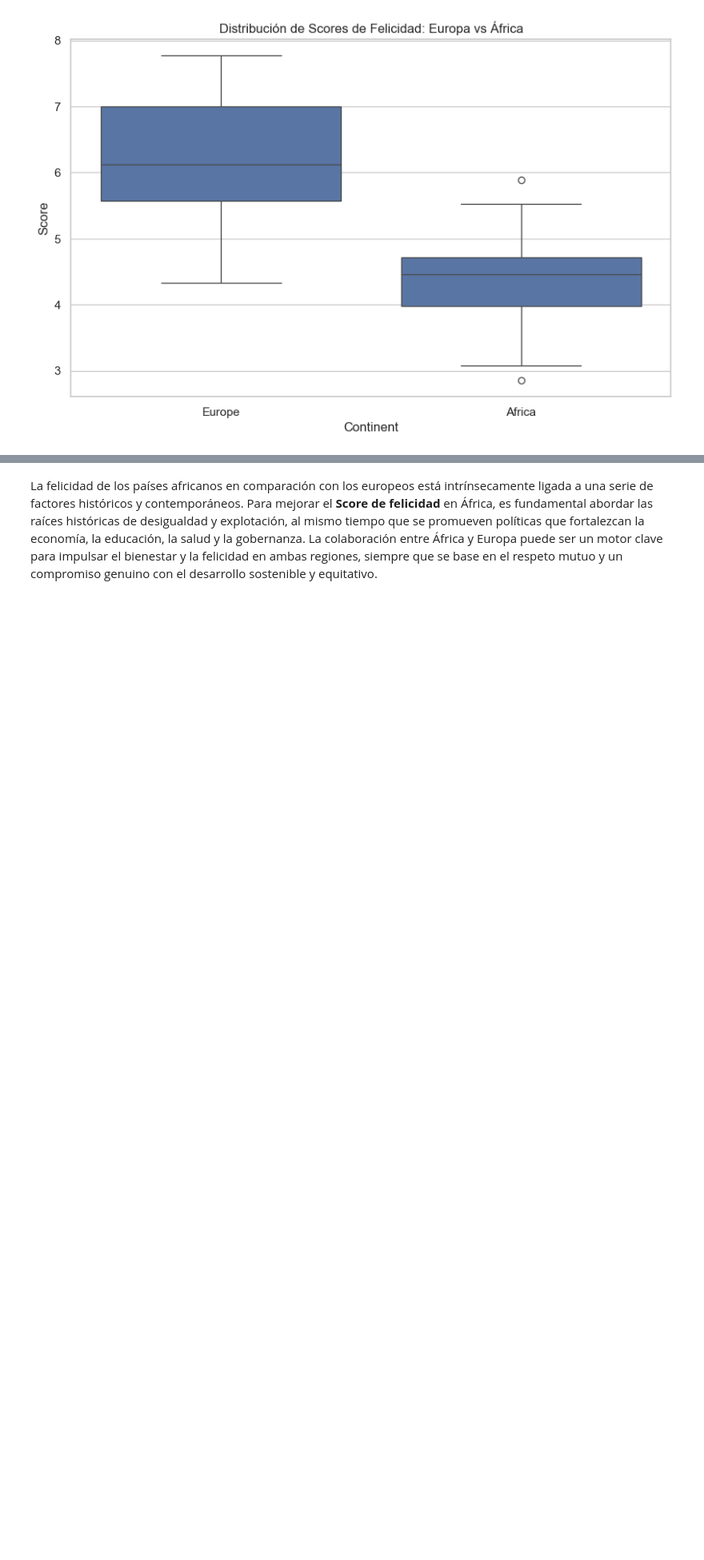
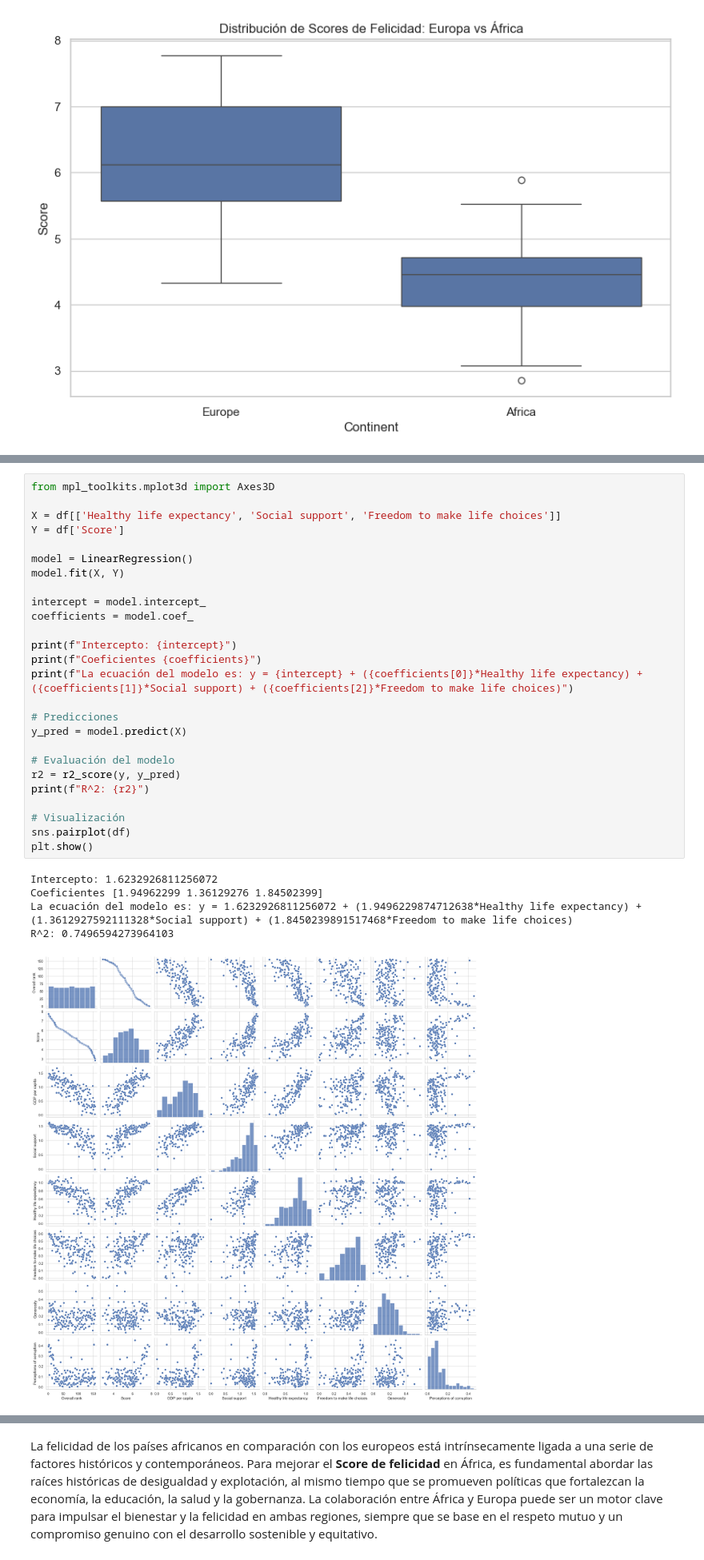
Before and after one commit to Javi111003/Happinness-World-Ranking-Stats, a Jupyter notebook: main.ipynb, the cells around one changed output, grey strips where cells are left out. Shown at 80% size. Saved outputs shown, nothing was run; the diff lists cells and outputs as text; blank space fills up the shorter version.

```diff
--- a/main.ipynb
+++ b/main.ipynb
@@ -739,3 +763,35 @@ plt.show()
+# %%
+from mpl_toolkits.mplot3d import Axes3D
+
+X = df[['Healthy life expectancy', 'Social support', 'Freedom to make life choices']]
+Y = df['Score']
+
+model = LinearRegression()
+model.fit(X, Y)
+
+intercept = model.intercept_
+coefficients = model.coef_
+
+print(f"Intercepto: {intercept}")
+print(f"Coeficientes {coefficients}")
+print(f"La ecuación del modelo es: y = {intercept} + ({coefficients[0]}*Healthy life expectancy) + ({coefficients[1]}*Social support) + ({coefficients[2]}*Freedom to make life choices)")
+
+# Predicciones
+y_pred = model.predict(X)
+
+# Evaluación del modelo
+r2 = r2_score(y, y_pred)
+print(f"R^2: {r2}")
+
+# Visualización
+sns.pairplot(df)
+plt.show()
+# %% [output]
+Intercepto: 1.6232926811256072
+Coeficientes [1.94962299 1.36129276 1.84502399]
+La ecuación del modelo es: y = 1.6232926811256072 + (1.9496229874712638*Healthy life expectancy) + (1.3612927592111328*Social support) + (1.8450239891517468*Freedom to make life choices)
+R^2: 0.7496594273964103
+[figure, added]
 # %% [markdown]
 ## **Conclusiones generales** 🔍⚠️✨
 Los datos analizados indican una diferencia significativa en los niveles de felicidad entre África y Europa. Los análisis estadísticos revelan:
```
Also changed, not shown: parts of 10 cells of this notebook.
